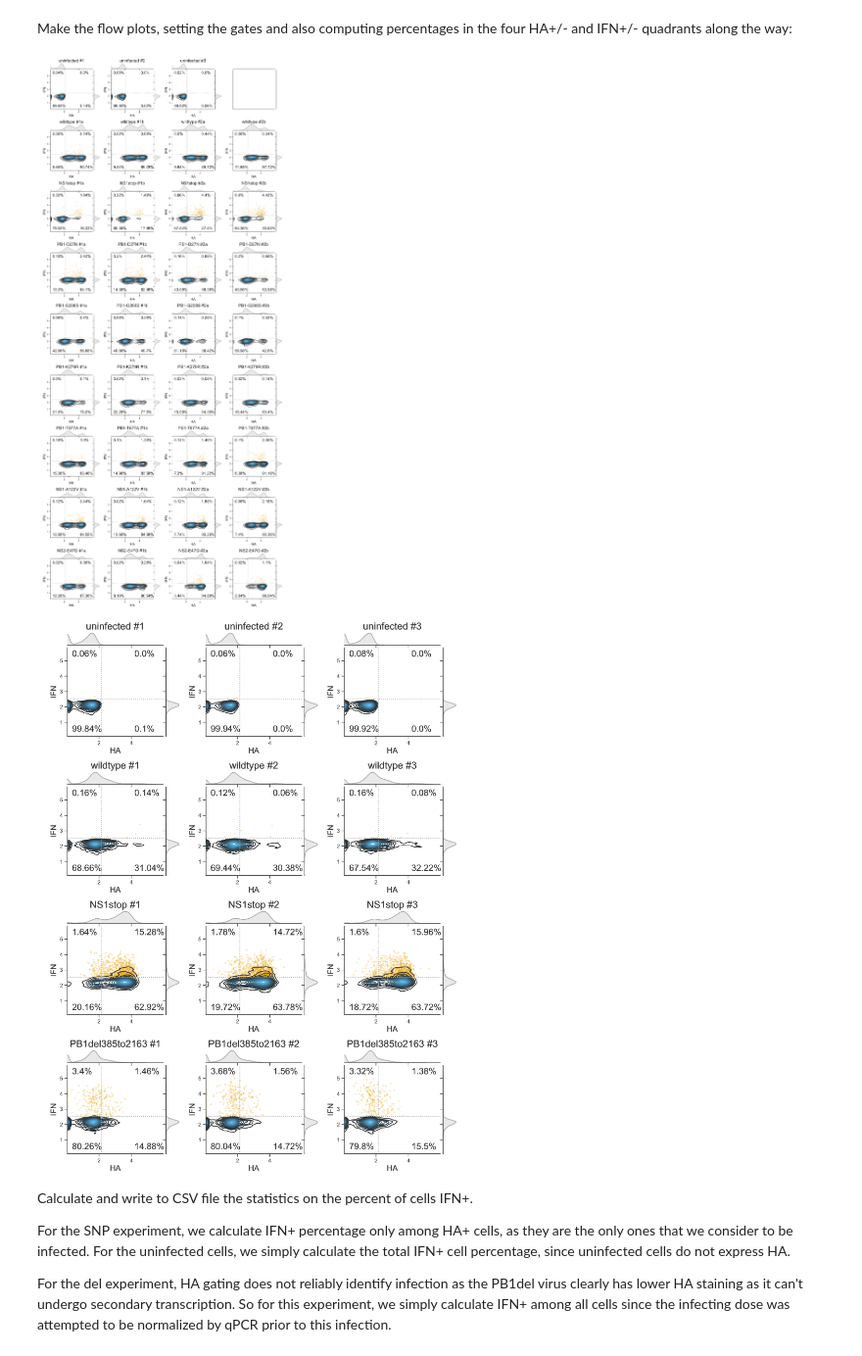
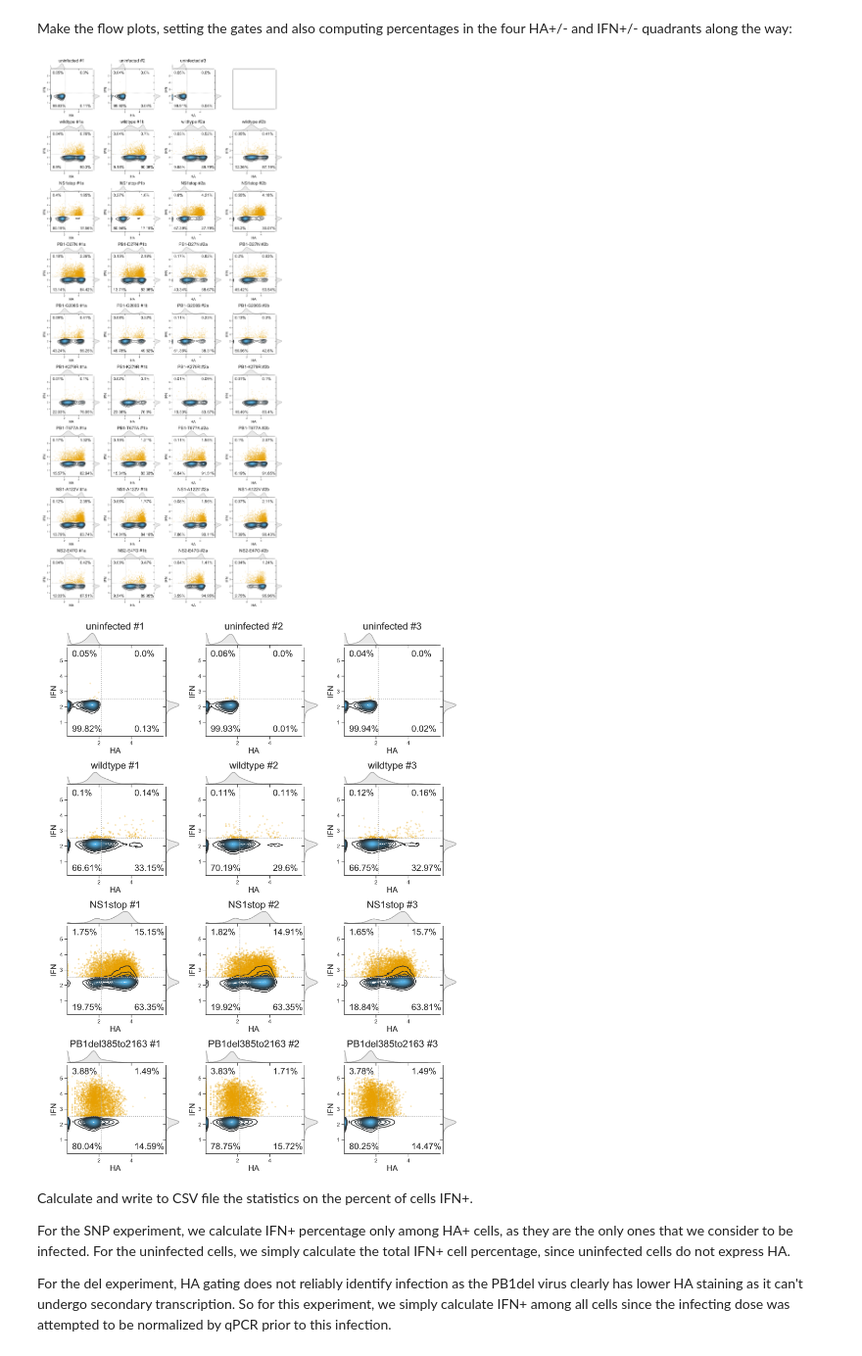
Before and after one commit to jbloomlab/IFNsorted_flu_single_cell, a Jupyter notebook: paper/figures/Validation_Figure/analyze_flow.ipynb, the cells around one changed output. Shown at 98% size. Saved outputs shown, nothing was run; the diff lists cells and outputs as text; code cells hidden in the pictures.

Commit message:
finished making validation figure panels

```diff
--- a/paper/figures/Validation_Figure/analyze_flow.ipynb
+++ b/paper/figures/Validation_Figure/analyze_flow.ipynb
@@ -198,10 +198,6 @@ for expt in experiments:
                  .query("replicate == @replicate")
                  )
 
-        # begin debugging
-        idata = idata.sample(min(5000, len(idata)))
-        # end debugging
-
         g = (
             sns.JointGrid(x='HA', y='IFN', data=idata,
                           xlim=(flow_data.HA.min(),
@@ -222,35 +218,35 @@ for expt in experiments:
         HAnegIFNneg = len(idata.query('~HApos & ~IFNpos')) / n
         HAposIFNpos = len(idata.query('HApos & IFNpos')) / n
         HAposIFNneg = len(idata.query('HApos & ~IFNpos')) / n
         HAnegIFNpos = len(idata.query('~HApos & IFNpos')) / n
         percents.append((expt, sample, replicate,
                          HAnegIFNneg, HAposIFNpos,
                          HAposIFNneg, HAnegIFNpos))
         ax.text(0.05, 0.05, str(round(HAnegIFNneg, 2)) + '%',
                 transform=ax.transAxes, fontsize=18)
         ax.text(0.05, 0.9, str(round(HAnegIFNpos, 2)) + '%',
                 transform=ax.transAxes, fontsize=18)
         ax.text(0.7, 0.05, str(round(HAposIFNneg, 2)) + '%',
                 transform=ax.transAxes, fontsize=18)
         ax.text(0.7, 0.9, str(round(HAposIFNpos, 2)) + '%',
                 transform=ax.transAxes, fontsize=18)
         ax.xaxis.label.set_size(16)
         ax.yaxis.label.set_size(16)
 
         SeabornFig2Grid(g, fig, gs[i])
 
         fig.get_axes()[1 + 3 * i].set_title(f'{sample} #{replicate}',
                                             fontsize=20)
 
     gs.tight_layout(fig)
 
     plotfile = f'{expt}_flow_plot.pdf'
     fig.savefig(plotfile)
     showPDF(plotfile, width=500)
     plt.close()
 # %% [output]
-[figure, old version]
+[figure, new version]
-[figure, old version]
+[figure, new version]
 # %% [markdown]
 Calculate and write to CSV file the statistics on the percent of cells IFN+.
 
```
Also changed, not shown: parts of 1 cell of this notebook, 9 other files.
